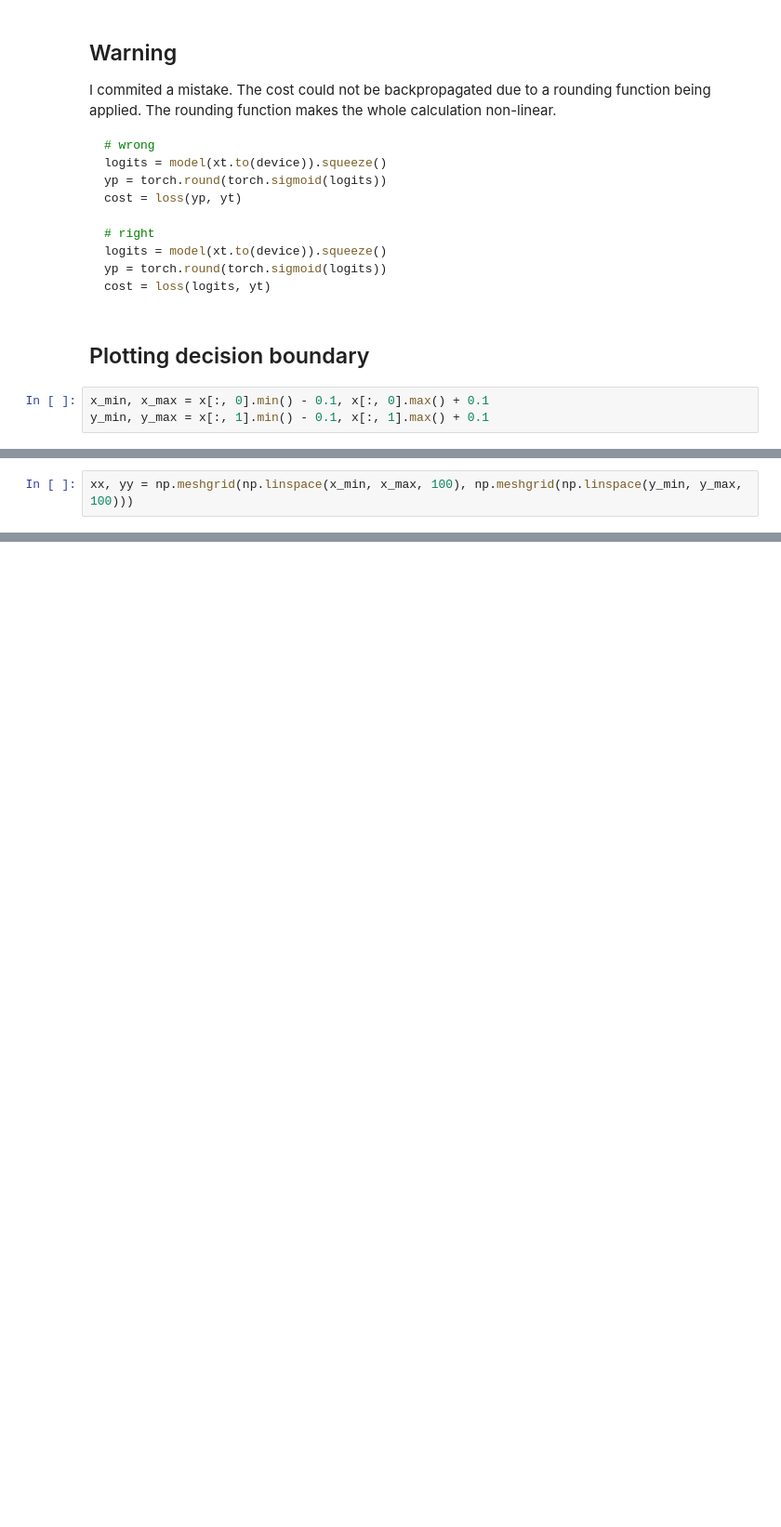
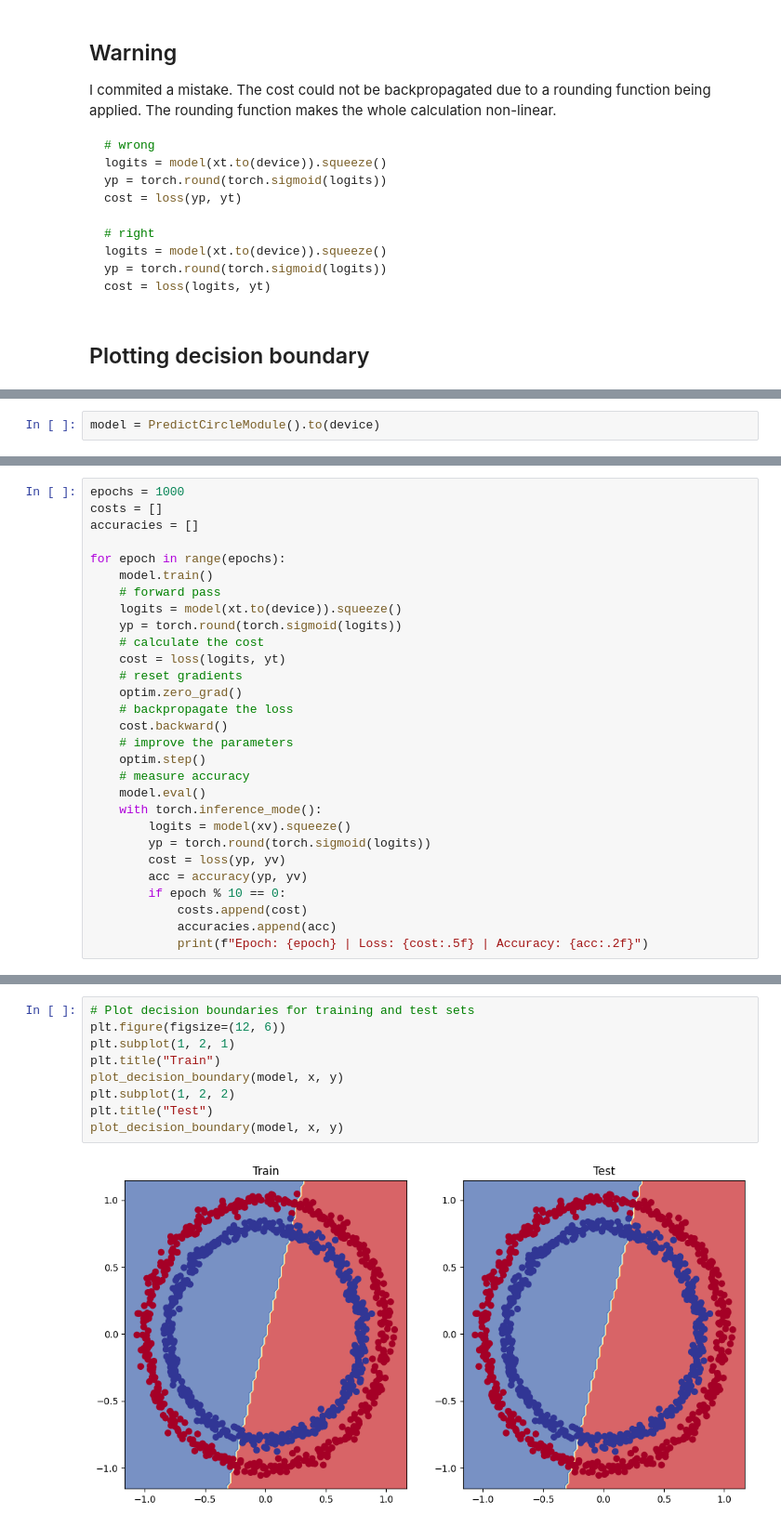
Before and after one commit to LucasSavassa/computer-vision, a Jupyter notebook: 2-neural-network-classification.ipynb, the cells around one changed output, grey strips where cells are left out. Shown at 93% size. Saved outputs shown, nothing was run; the diff lists cells and outputs as text; blank space fills up the shorter version.

````diff
--- a/2-neural-network-classification.ipynb
+++ b/2-neural-network-classification.ipynb
@@ -288,6 +288,3 @@ cost = loss(logits, yt)
 ```
 # %% [markdown]
 ## Plotting decision boundary
-# %%
-x_min, x_max = x[:, 0].min() - 0.1, x[:, 0].max() + 0.1
-y_min, y_max = x[:, 1].min() - 0.1, x[:, 1].max() + 0.1
@@ -296,2 +290,0 @@ import numpy as np
-# %%
-xx, yy = np.meshgrid(np.linspace(x_min, x_max, 100), np.meshgrid(np.linspace(y_min, y_max, 100)))
@@ -311,0 +351,2 @@ plt.ylim(yy.min(), yy.max())
+# %%
+model = PredictCircleModule().to(device)
@@ -311,0 +362,29 @@ plt.ylim(yy.min(), yy.max())
+# %%
+epochs = 1000
+costs = []
+accuracies = []
+
+for epoch in range(epochs):
+    model.train()
+    # forward pass
+    logits = model(xt.to(device)).squeeze()
+    yp = torch.round(torch.sigmoid(logits))
+    # calculate the cost
+    cost = loss(logits, yt)
+    # reset gradients
+    optim.zero_grad()
+    # backpropagate the loss
+    cost.backward()
+    # improve the parameters
+    optim.step()
+    # measure accuracy
+    model.eval()
+    with torch.inference_mode():
+        logits = model(xv).squeeze()
+        yp = torch.round(torch.sigmoid(logits))
+        cost = loss(yp, yv)
+        acc = accuracy(yp, yv)
+        if epoch % 10 == 0:
+            costs.append(cost)
+            accuracies.append(acc)
+            print(f"Epoch: {epoch} | Loss: {cost:.5f} | Accuracy: {acc:.2f}")
@@ -311,0 +409,11 @@ plt.ylim(yy.min(), yy.max())
+# %%
+# Plot decision boundaries for training and test sets
+plt.figure(figsize=(12, 6))
+plt.subplot(1, 2, 1)
+plt.title("Train")
+plot_decision_boundary(model, x, y)
+plt.subplot(1, 2, 2)
+plt.title("Test")
+plot_decision_boundary(model, x, y)
+# %% [output]
+[figure, added]
````
Also changed, not shown: parts of 25 cells of this notebook.
